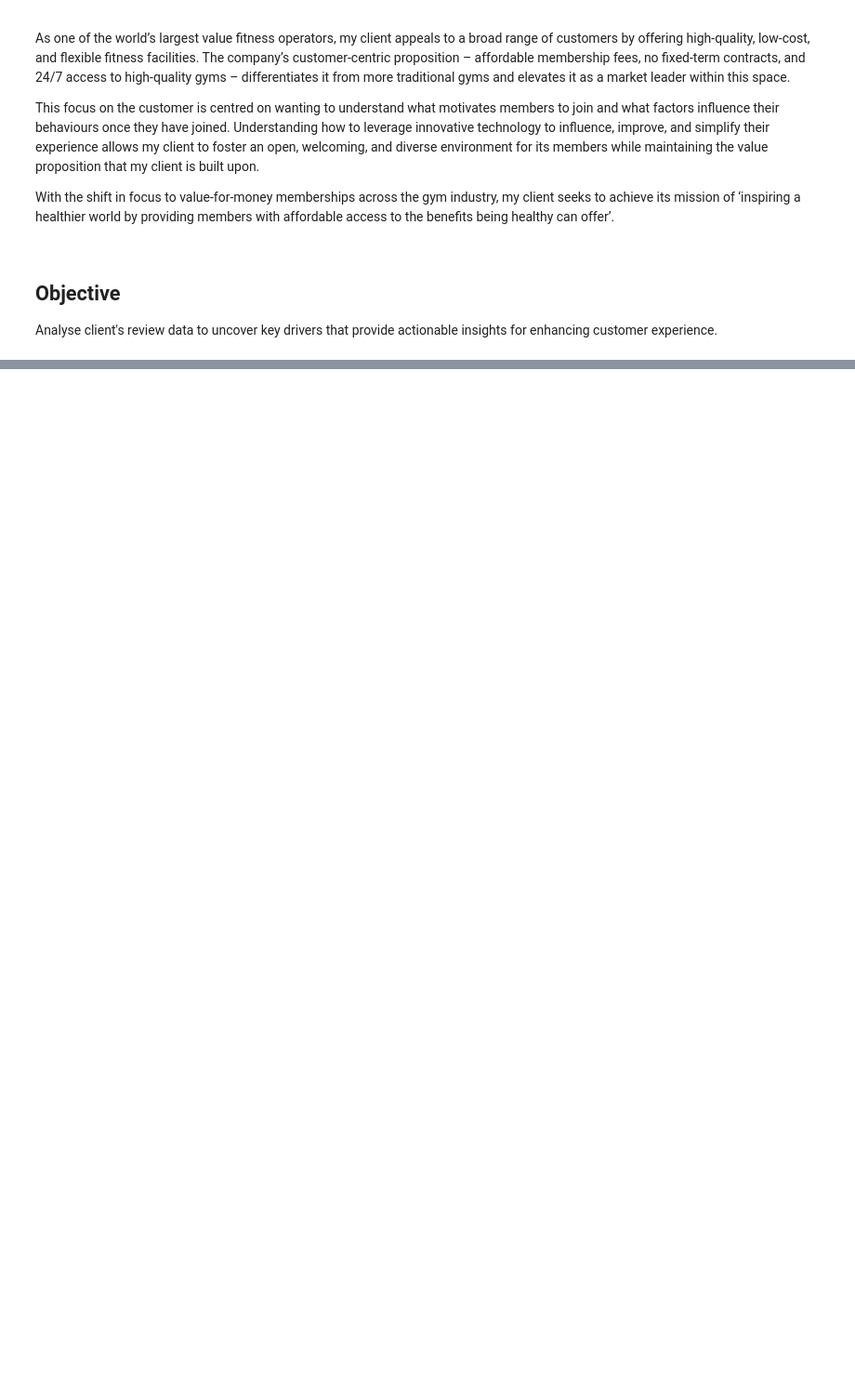
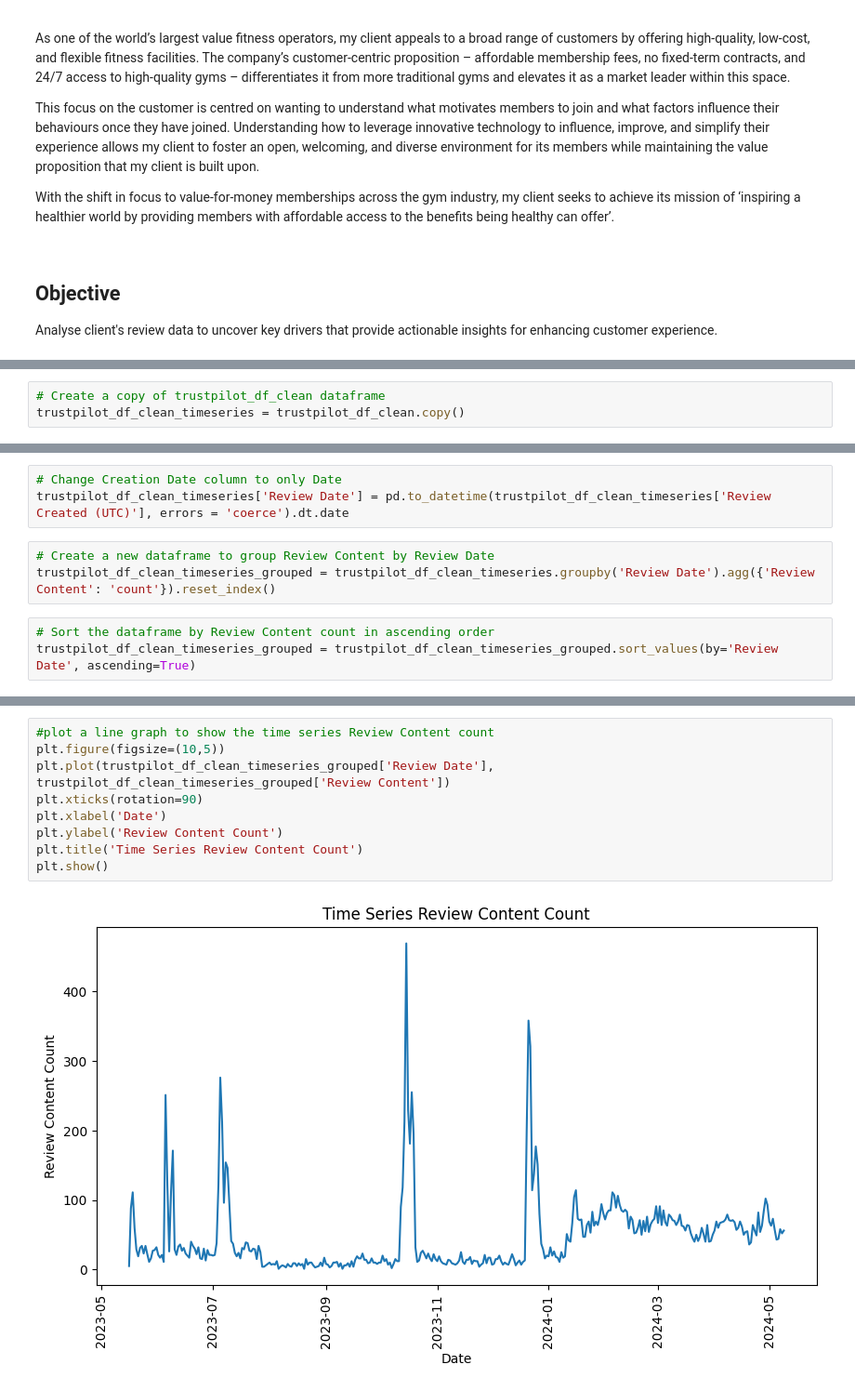
Before and after one commit to arunpalanoor/CAMS_DS_Assignments, a Jupyter notebook: Arun_Palanoor_CAM_NLP_GYM_Customer_Review_project.ipynb, the cells around one changed output, grey strips where cells are left out. Shown at 93% size. Cells and saved outputs as stored; diff of their text form; blank space fills up the shorter version.

```diff
--- a/Arun_Palanoor_CAM_NLP_GYM_Customer_Review_project.ipynb
+++ b/Arun_Palanoor_CAM_NLP_GYM_Customer_Review_project.ipynb
@@ -22,0 +429,3 @@ Analyse client's review data to uncover key drivers that provide actionable insi
+# %%
+# Create a copy of trustpilot_df_clean dataframe
+trustpilot_df_clean_timeseries = trustpilot_df_clean.copy()
@@ -22,0 +441,9 @@ Analyse client's review data to uncover key drivers that provide actionable insi
+# %%
+# Change Creation Date column to only Date
+trustpilot_df_clean_timeseries['Review Date'] = pd.to_datetime(trustpilot_df_clean_timeseries['Review Created (UTC)'], errors = 'coerce').dt.date
+# %%
+# Create a new dataframe to group Review Content by Review Date
+trustpilot_df_clean_timeseries_grouped = trustpilot_df_clean_timeseries.groupby('Review Date').agg({'Review Content': 'count'}).reset_index()
+# %%
+# Sort the dataframe by Review Content count in ascending order
+trustpilot_df_clean_timeseries_grouped = trustpilot_df_clean_timeseries_grouped.sort_values(by='Review Date', ascending=True)
@@ -22,0 +465,11 @@ Analyse client's review data to uncover key drivers that provide actionable insi
+# %%
+#plot a line graph to show the time series Review Content count
+plt.figure(figsize=(10,5))
+plt.plot(trustpilot_df_clean_timeseries_grouped['Review Date'], trustpilot_df_clean_timeseries_grouped['Review Content'])
+plt.xticks(rotation=90)
+plt.xlabel('Date')
+plt.ylabel('Review Content Count')
+plt.title('Time Series Review Content Count')
+plt.show()
+# %% [output]
+[figure, added]
```
Also changed, not shown: parts of 133 cells of this notebook.
